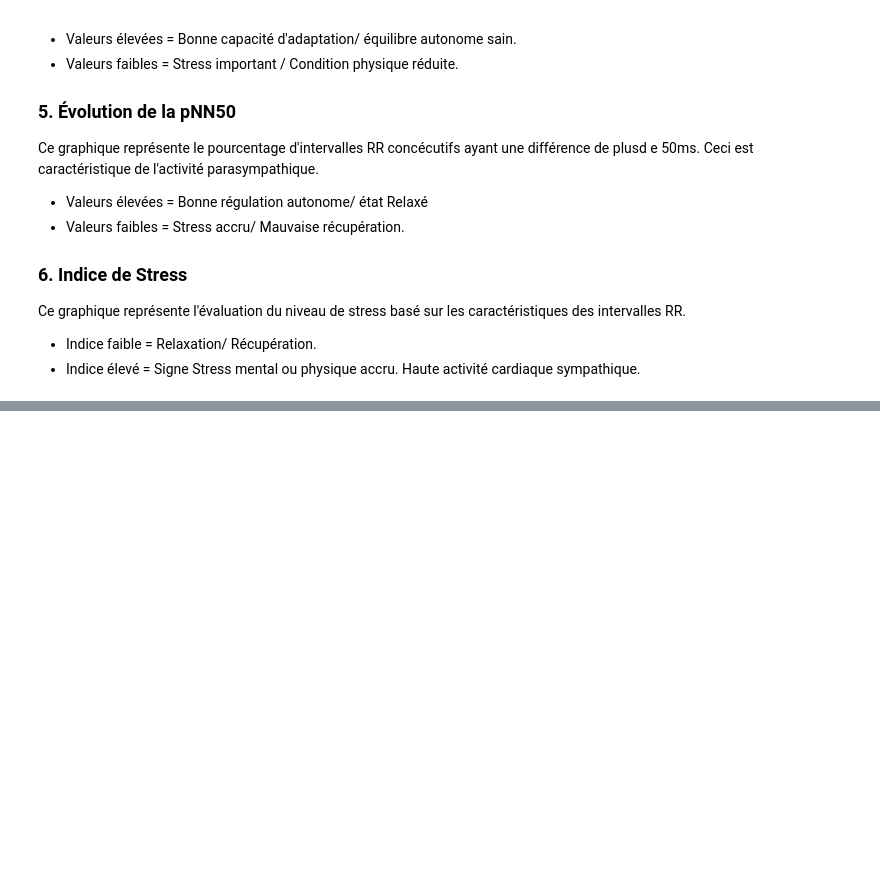
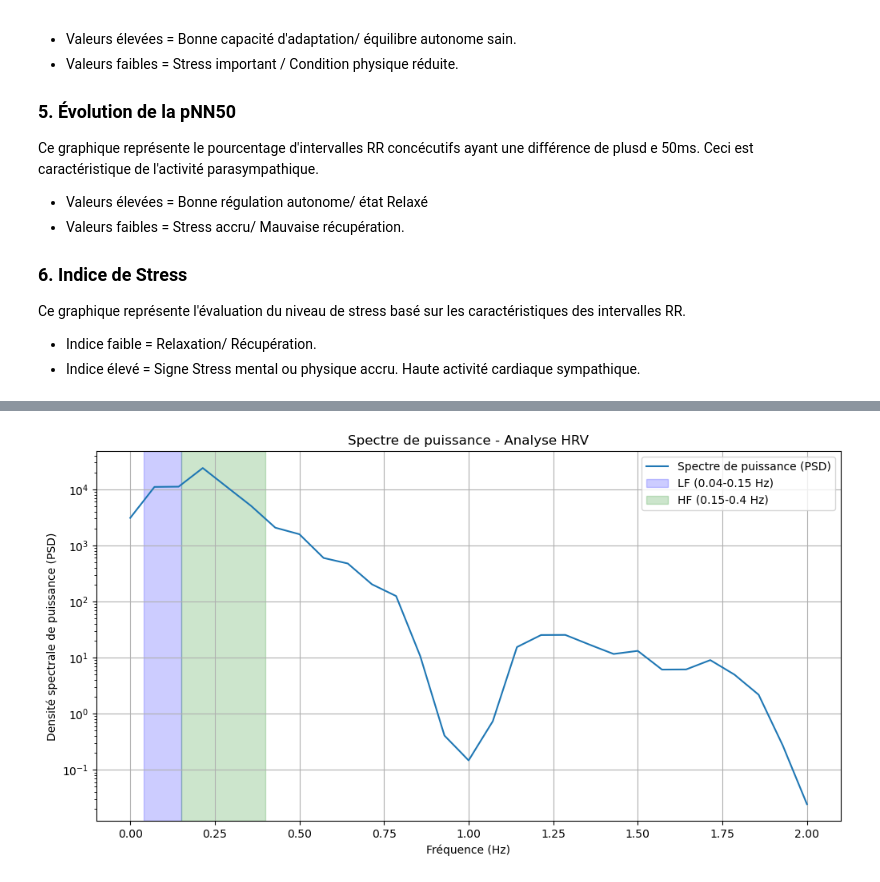
Before and after one commit to leyah-sa/VFC-Analysis, a Jupyter notebook: notebooks/Partie 1/monitoring.ipynb, the cells around one changed output, grey strips where cells are left out. Saved outputs shown, nothing was run; the diff lists cells and outputs as text; code cells hidden in the pictures; blank space fills up the shorter version.

Commit message:
update Analyse spectrale
analyse spectrale

```diff
--- a/notebooks/Partie 1/monitoring.ipynb
+++ b/notebooks/Partie 1/monitoring.ipynb
@@ -193,0 +217,88 @@ Ce graphique représente l'évaluation du niveau de stress basé sur les caract
+# %%
+import pandas as pd
+import numpy as np
+from scipy.signal import welch, spectrogram
+import matplotlib.pyplot as plt
+from scipy.interpolate import interp1d
+
+# Charger les données depuis le fichier CSV
+file_path = '/Users/duhameleve/Desktop/M2_SNS/M2SNS/Sante/projet PY/Github py /VFC-Analysis/data/Py_Data_HRV - Data.csv'
+hrv_data = pd.read_csv(file_path)
+
+# Nettoyage des noms de colonnes
+hrv_data.columns = hrv_data.columns.str.strip()
+
+# Étape 1 : Extraire les intervalles RR
+rr_intervals = hrv_data.loc[hrv_data['Date'] == 'Mean RR* (ms)'].iloc[0, 1:].astype(float).values
+
+# Étape 2 : Interpolation pour uniformiser les données
+fs = 4  # Fréquence d'échantillonnage (4 Hz)
+time_index = np.linspace(0, len(rr_intervals) - 1, len(rr_intervals))
+time_uniform = np.linspace(0, len(rr_intervals) - 1, int(len(rr_intervals) * fs))
+
+# Interpolation linéaire
+interpolator = interp1d(time_index, rr_intervals, kind='linear')
+rr_interpolated = interpolator(time_uniform)
+
+# Étape 3 : Analyse spectrale avec la méthode de Welch
+f, psd = welch(rr_interpolated, fs=fs, nperseg=len(rr_interpolated) // 2)
+
+# Étape 4 : Définir les bandes spectrales et calculer les puissances
+vlf_band = (0.003, 0.04)
+lf_band = (0.04, 0.15)
+hf_band = (0.15, 0.4)
+
+# Calculer les puissances dans chaque bande
+total_power = np.trapz(psd, f)
+vlf_power = np.trapz(psd[(f >= vlf_band[0]) & (f < vlf_band[1])], f[(f >= vlf_band[0]) & (f < vlf_band[1])])
+lf_power = np.trapz(psd[(f >= lf_band[0]) & (f < lf_band[1])], f[(f >= lf_band[0]) & (f < lf_band[1])])
+hf_power = np.trapz(psd[(f >= hf_band[0]) & (f < hf_band[1])], f[(f >= hf_band[0]) & (f < hf_band[1])])
+
+# Calculer les pourcentages relatifs et les puissances normalisées
+lf_relative = (lf_power / total_power) * 100 if total_power > 0 else 0
+hf_relative = (hf_power / total_power) * 100 if total_power > 0 else 0
+lf_hf_ratio = lf_power / hf_power if hf_power > 0 else np.inf
+
+# Étape 5 : Visualisation des résultats
+# Spectre de puissance
+plt.figure(figsize=(12, 6))
+plt.semilogy(f, psd, label='Spectre de puissance (PSD)')
+plt.axvspan(lf_band[0], lf_band[1], color='blue', alpha=0.2, label='LF (0.04-0.15 Hz)')
+plt.axvspan(hf_band[0], hf_band[1], color='green', alpha=0.2, label='HF (0.15-0.4 Hz)')
+plt.title('Spectre de puissance - Analyse HRV')
+plt.xlabel('Fréquence (Hz)')
+plt.ylabel('Densité spectrale de puissance (PSD)')
+plt.legend()
+plt.grid()
+plt.show()
+
+# Spectrogramme
+frequencies, times, Sxx = spectrogram(rr_interpolated, fs=fs, nperseg=256)
+plt.figure(figsize=(12, 6))
+plt.pcolormesh(times, frequencies, 10 * np.log10(Sxx), shading='gouraud')
+plt.colorbar(label='Densité spectrale de puissance (dB)')
+plt.title('Spectrogramme (Temps-Fréquence)')
+plt.xlabel('Temps (s)')
+plt.ylabel('Fréquence (Hz)')
+plt.axhspan(lf_band[0], lf_band[1], color='blue', alpha=0.2, label='LF (0.04-0.15 Hz)')
+plt.axhspan(hf_band[0], hf_band[1], color='green', alpha=0.2, label='HF (0.15-0.4 Hz)')
+plt.legend()
+plt.show()
+
+# Afficher les résultats sous forme de texte
+results = {
+    "Total Power": total_power,
+    "VLF Power": vlf_power,
+    "LF Power": lf_power,
+    "HF Power": hf_power,
+    "LF Relative (%)": lf_relative,
+    "HF Relative (%)": hf_relative,
+    "LF/HF Ratio": lf_hf_ratio
+}
+
+# Affichage des résultats
+print("Résultats de l'analyse spectrale :")
+for key, value in results.items():
+    print(f"{key}: {value:.4f}")
+# %% [output]
+[figure, added]
```
Also changed, not shown: parts of 5 cells of this notebook.
